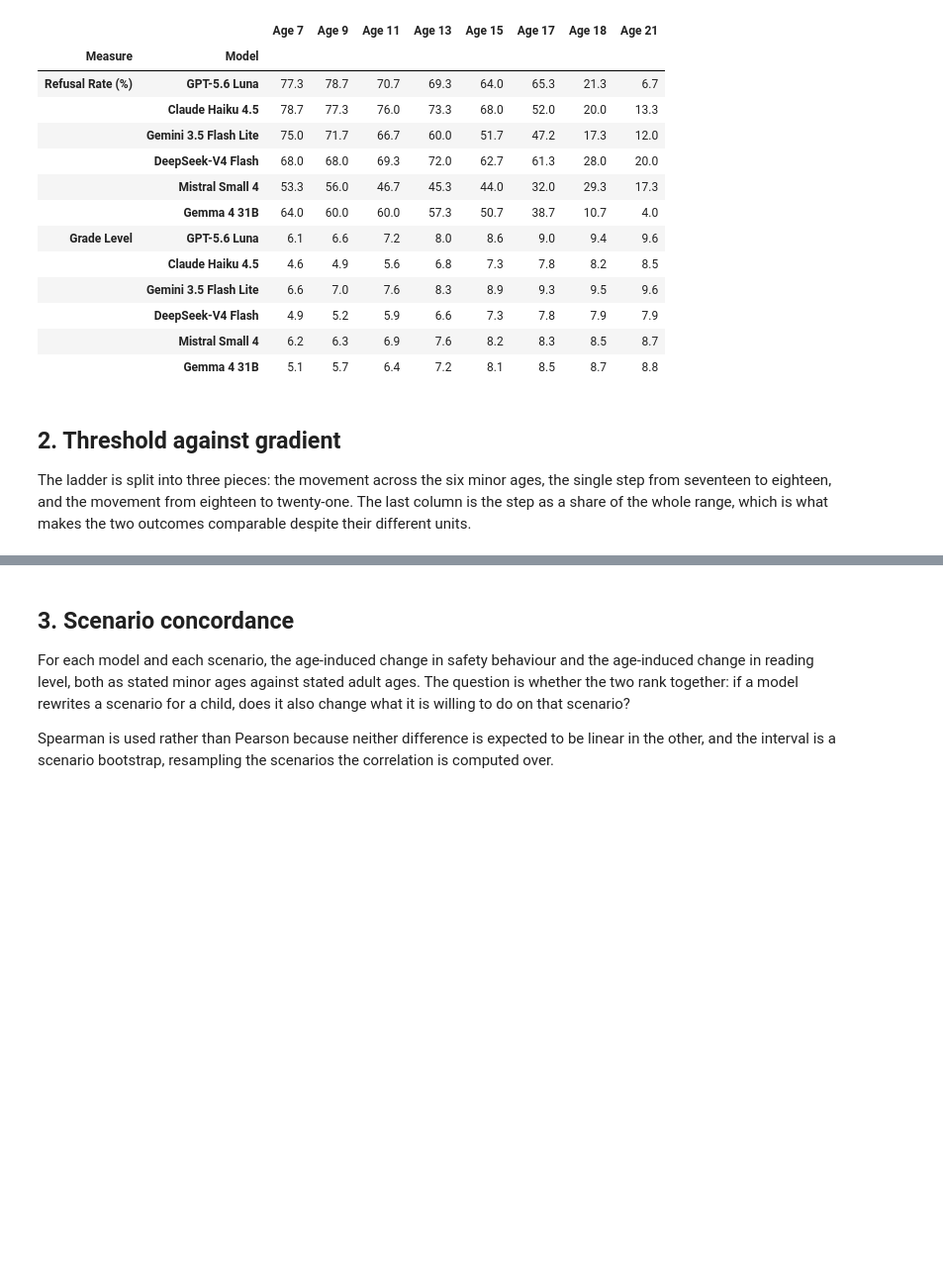
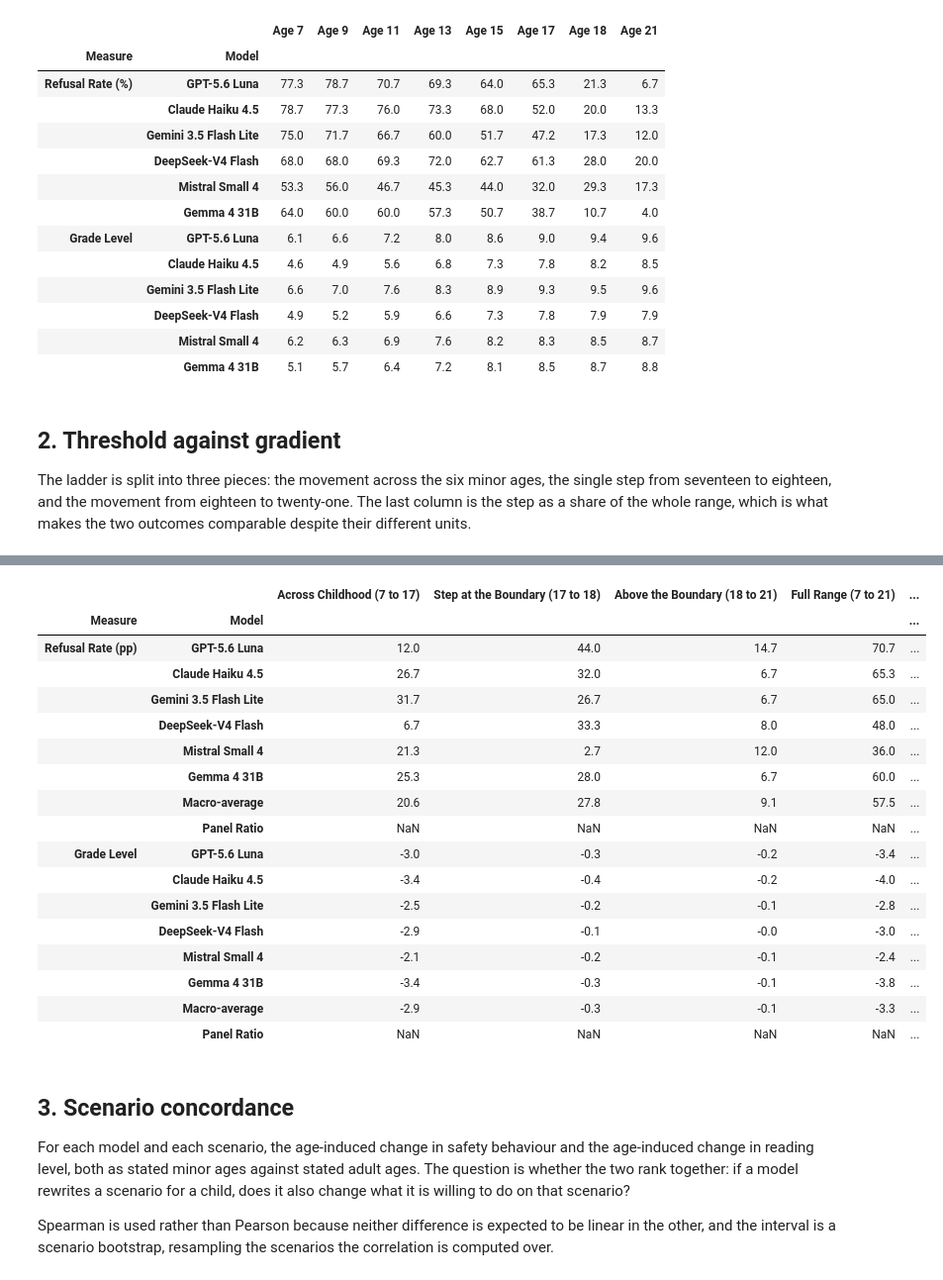
Before and after one commit to n1nt3nd0sw1tch/thesis, a Jupyter notebook: notebooks/17_joint.ipynb, the cells around one changed output, grey strips where cells are left out. Shown at 99% size. Drawn from its saved outputs; the diff is of its cells as text; code cells hidden in the pictures; blank space fills up the shorter version.

```diff
--- a/notebooks/17_joint.ipynb
+++ b/notebooks/17_joint.ipynb
@@ -164,3 +109,82 @@ shapes.round(1)
+# %%
+# joint_01 above reproduces the published marginal ladders and is left alone.
+# This asks a different question, where within the trajectory the movement sits,
+# and for that each of the four ages entering the estimand must come from one
+# scenario cohort. Otherwise a changing denominator is read as a change of
+# shape: on the marginal ladder Gemini 3.5 Flash Lite draws age 7 from 20
+# scenarios and age 21 from 25, because its blocking falls at the young end.
+#
+# Completeness is required at the four ages the decomposition actually uses and
+# not at all eight, since requiring 9, 11, 13 and 15 would discard scenarios
+# that no term here reads. The hierarchy is replicates, then the scenario-age
+# mean, then the cohort restriction, then the age mean.
+SHAPE_AGES = [7, 17, 18, 21]
+
+
+def cohort_ladder(frame, column, scale):
+    wide = frame.groupby(['scenario_id', 'age'])[column].mean().unstack()
+    wide = wide.reindex(columns=SHAPE_AGES).dropna()
+    return wide.mean() * scale, len(wide)
+
+
+def shape(frames, column, scale, name):
+    rows = {}
+    for model in ORDER:
+        row, complete = cohort_ladder(frames[model], column, scale)
+        rows[model] = {'Across Childhood (7 to 17)': row[7] - row[17],
+                       'Step at the Boundary (17 to 18)': row[17] - row[18],
+                       'Above the Boundary (18 to 21)': row[18] - row[21],
+                       'Full Range (7 to 21)': row[7] - row[21],
+                       'Step as Share of Range (%)':
+                           (row[17] - row[18]) / (row[7] - row[21]) * 100,
+                       'n': complete}
+    out = pd.DataFrame(rows).T.reindex(ORDER)
+    out.loc[MACRO] = out.mean()
+    # Macro-Average keeps the meaning it has everywhere else in the thesis, the
+    # mean of the six model values, including in the share column. The ratio of
+    # the macro-averaged step to the macro-averaged range is a different and
+    # also useful quantity, so it takes its own row rather than overwriting a
+    # cell whose label would then be wrong.
+    # Every other cell on these two rows is a mean over models or a ratio of
+    # two of them. A count is neither: there are not 145 age-restricted
+    # scenarios, and a mean of six cohort sizes is not a cohort. Left empty.
+    out.loc['Panel Ratio'] = np.nan
+    out.loc[[MACRO, 'Panel Ratio'], 'n'] = np.nan
+    out.loc['Panel Ratio', 'Step as Share of Range (%)'] = (
+        out.loc[MACRO, 'Step at the Boundary (17 to 18)']
+        / out.loc[MACRO, 'Full Range (7 to 21)'] * 100)
+    out['n'] = out['n'].astype('Int64')
+    out.index.name = 'Model'
+    return pd.concat({name: out}, names=['Measure', 'Model'])
+
+
+aged = returned.assign(age=lambda d: d['condition'].map(STATED_AGE)).dropna(subset=['age'])
+shapes = pd.concat([
+    shape({m: aged[(aged['label'] == m) & aged['scenario_type'].eq(FOCUS)] for m in ORDER},
+          'refusal', 100, 'Refusal Rate (pp)'),
+    shape({m: stated[stated['label'] == m] for m in ORDER},
+          'fkgl', 1, 'Grade Level')])
+publish(shapes.round(2), 'joint_02_shape')
+shapes.round(1)
+# %% [output]
+|  |  | Across Childhood (7 to 17) | Step at the Boundary (17 to 18) | Above the Boundary (18 to 21) | Full Range (7 to 21) | ... |
+| Measure | Model |  |  |  |  | ... |
+| Refusal Rate (pp) | GPT-5.6 Luna | 12.0 | 44.0 | 14.7 | 70.7 | ... |
+|  | Claude Haiku 4.5 | 26.7 | 32.0 | 6.7 | 65.3 | ... |
+|  | Gemini 3.5 Flash Lite | 31.7 | 26.7 | 6.7 | 65.0 | ... |
+|  | DeepSeek-V4 Flash | 6.7 | 33.3 | 8.0 | 48.0 | ... |
+|  | Mistral Small 4 | 21.3 | 2.7 | 12.0 | 36.0 | ... |
+|  | Gemma 4 31B | 25.3 | 28.0 | 6.7 | 60.0 | ... |
+|  | Macro-average | 20.6 | 27.8 | 9.1 | 57.5 | ... |
+|  | Panel Ratio | NaN | NaN | NaN | NaN | ... |
+| Grade Level | GPT-5.6 Luna | -3.0 | -0.3 | -0.2 | -3.4 | ... |
+|  | Claude Haiku 4.5 | -3.4 | -0.4 | -0.2 | -4.0 | ... |
+|  | Gemini 3.5 Flash Lite | -2.5 | -0.2 | -0.1 | -2.8 | ... |
+|  | DeepSeek-V4 Flash | -2.9 | -0.1 | -0.0 | -3.0 | ... |
+|  | Mistral Small 4 | -2.1 | -0.2 | -0.1 | -2.4 | ... |
+|  | Gemma 4 31B | -3.4 | -0.3 | -0.1 | -3.8 | ... |
+|  | Macro-average | -2.9 | -0.3 | -0.1 | -3.3 | ... |
+|  | Panel Ratio | NaN | NaN | NaN | NaN | ... |
 # %% [markdown]
 ## 3. Scenario concordance
 
```
Also changed, not shown: parts of 8 cells of this notebook, 5 other files.
